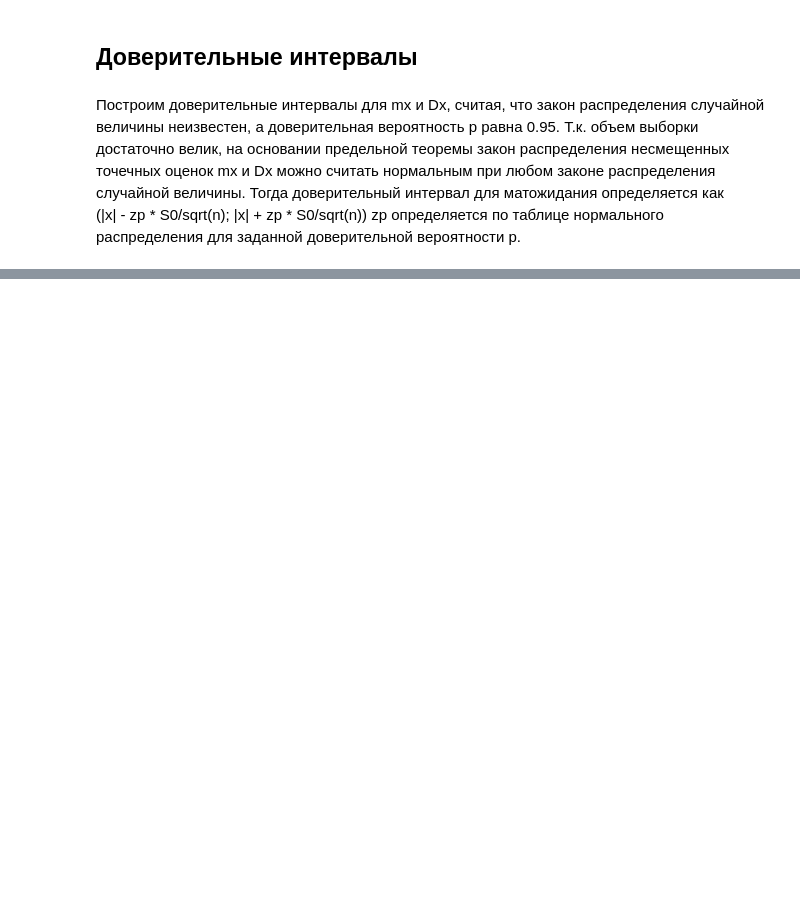
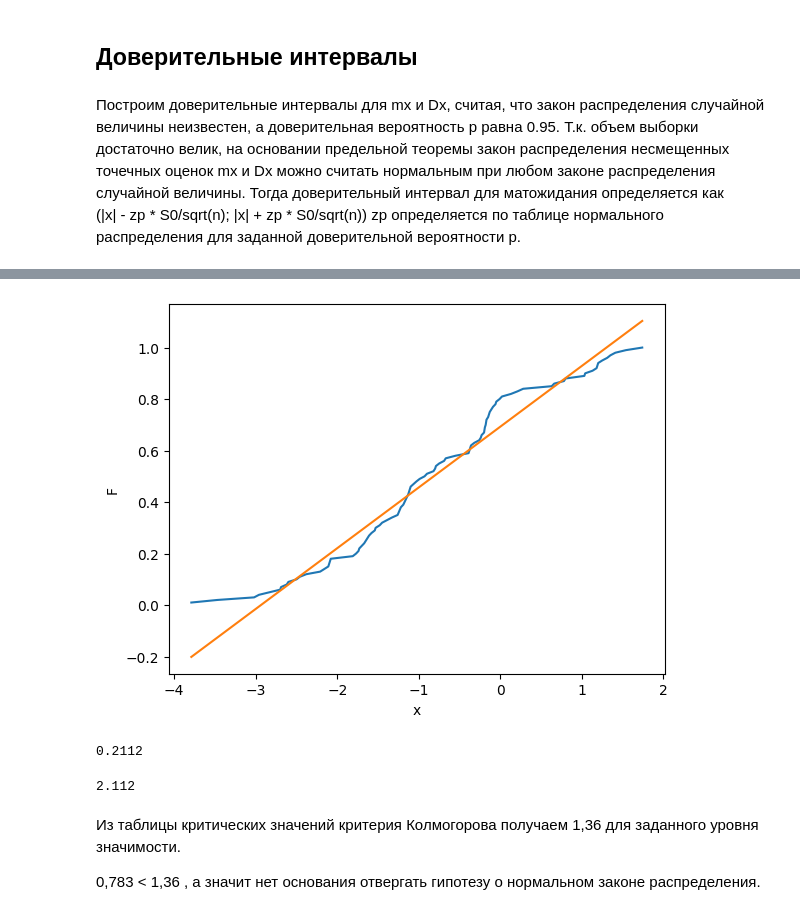
Before and after one commit to nibibibi/tvims, a Jupyter notebook: Untitled.ipynb, the cells around one changed output, grey strips where cells are left out. Saved outputs shown, nothing was run; the diff lists cells and outputs as text; code cells hidden in the pictures; blank space fills up the shorter version.

```diff
--- a/Untitled.ipynb
+++ b/Untitled.ipynb
@@ -166,6 +164,6 @@ plt.show()
 # %%
 # Корректно будет работать только если число точек
 # действительно является квадратом числа M.
-intervals = np.array([values[M*i: M*i+M] for i in range(M)])
+intervals = np.array([sequence[M*i: M*i+M] for i in range(M)])
 print(intervals)
 # %% [output]
@@ -182,4 +180,6 @@ print(intervals)
 # %%
+Ai = np.array([0.1 for _ in range(M)])
+Bi = np.array([0.1 for _ in range(M)])
 for i, interval in enumerate(intervals):
 	if i == 0:
 		Ai[0] = interval[0]
@@ -217,6 +216,6 @@ plt.show()
 # %% [markdown]
 ### Оценка математического ожидания
 # %%
-mx = round(sum(values)/n, 4)
+mx = round(sum(sequence)/n, 4)
 print("mx:", mx)
 # %% [output]
@@ -224,4 +223,4 @@ mx: -2.3566
 # %%
-S0_squared = round(1/(n-1)*sum([a*a - 2*mx*a + mx*mx for a in values]), 4)
+S0_squared = round(1/(n-1)*sum([a*a - 2*mx*a + mx*mx for a in sequence]), 4)
 print("S0^2: ", S0_squared)
 # %% [output]
@@ -277,0 +328,24 @@ print(b)
+# %%
+points = np.append(Ai, Bi[-1])
+F0 = [(points[i] - a)/(b - a) for i in range(M+1)]
+plt.plot([key for key in value_counts], F)
+plt.plot(points, F0)
+plt.ylabel("F")
+plt.xlabel("x")
+plt.show()
+# %% [output]
+[figure, added]
+# %%
+Z = max([round(abs(F[i] - (key-a)/(b-a)),4) for i, key in enumerate(value_counts)])
+print(Z)
+# %% [output]
+0.2112
+# %%
+lambdda = round(math.sqrt(n) * Z, 4)
+print(lambdda)
+# %% [output]
+2.112
+# %% [markdown]
+Из таблицы критических значений критерия Колмогорова получаем 1,36 для заданного уровня значимости.
+
+0,783 < 1,36 , а значит нет основания отвергать гипотезу о нормальном законе распределения.
```
Also changed, not shown: parts of 30 cells of this notebook, 1 other file.
